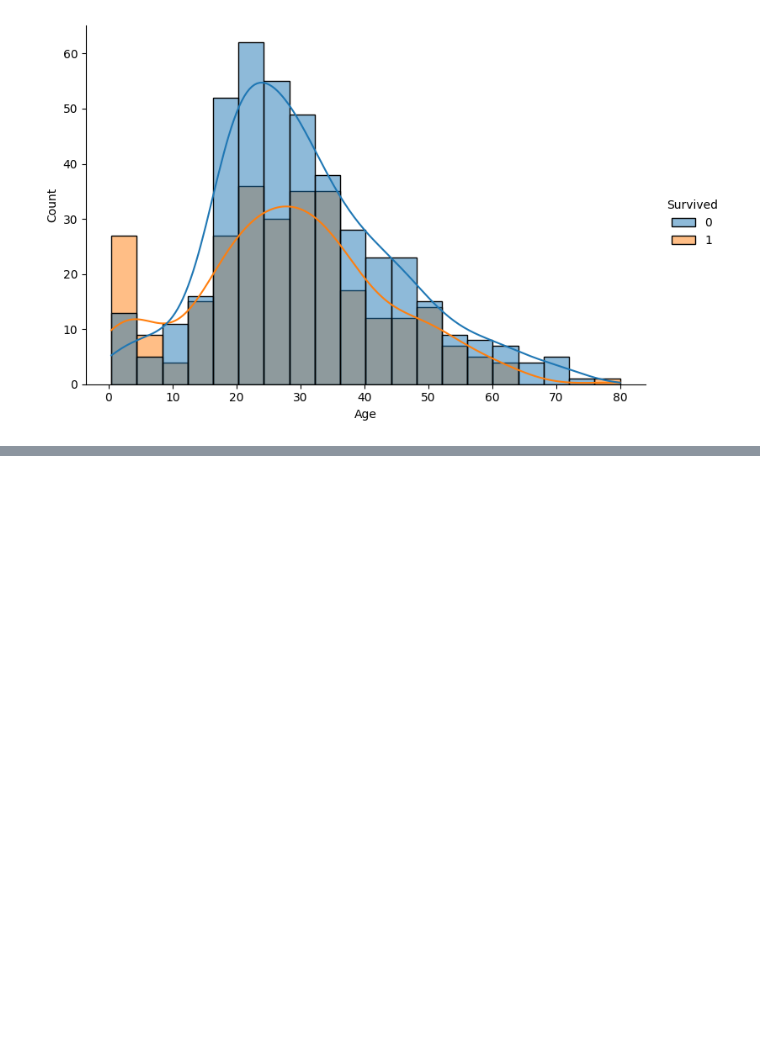
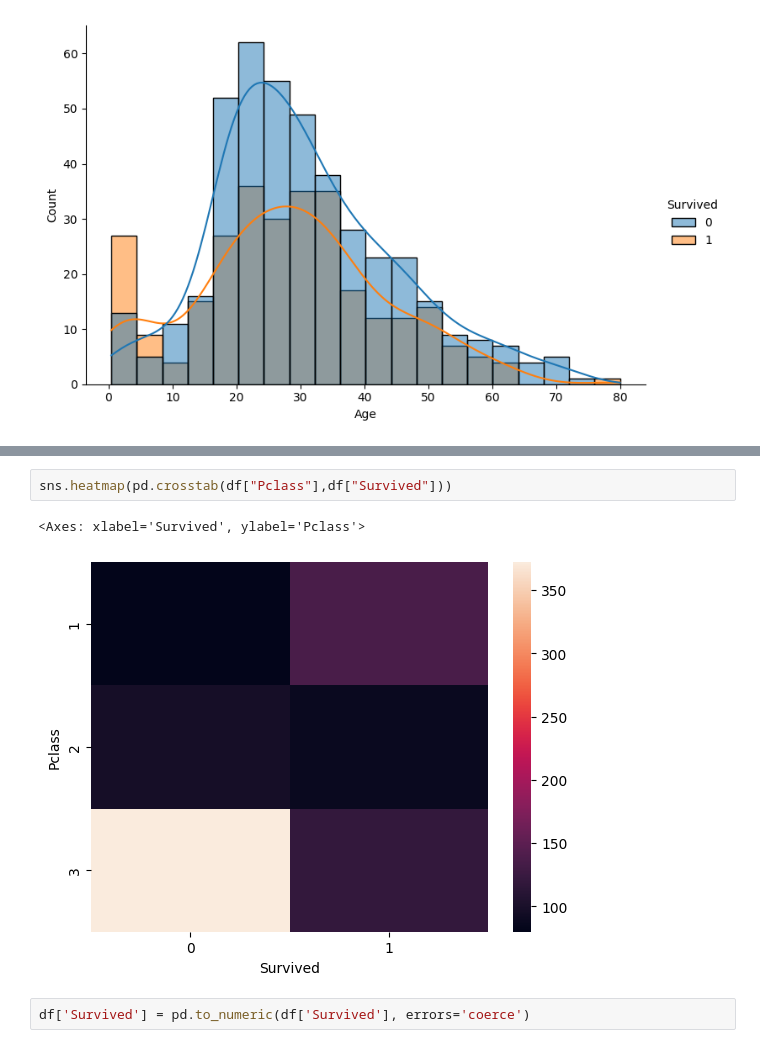
Before and after one commit to Anj2307/ML, a Jupyter notebook: EDA/bivariate.ipynb, the cells around one changed output, grey strips where cells are left out. Saved outputs shown, nothing was run; the diff lists cells and outputs as text; blank space fills up the shorter version.

Commit message:
adding tioll heatmap

```diff
--- a/EDA/bivariate.ipynb
+++ b/EDA/bivariate.ipynb
@@ -38,0 +48,7 @@ plt.show()
+# %%
+sns.heatmap(pd.crosstab(df["Pclass"],df["Survived"]))
+# %% [output]
+<Axes: xlabel='Survived', ylabel='Pclass'>
+[figure, added]
+# %%
+df['Survived'] = pd.to_numeric(df['Survived'], errors='coerce')
```
Also changed, not shown: parts of 3 cells of this notebook.
